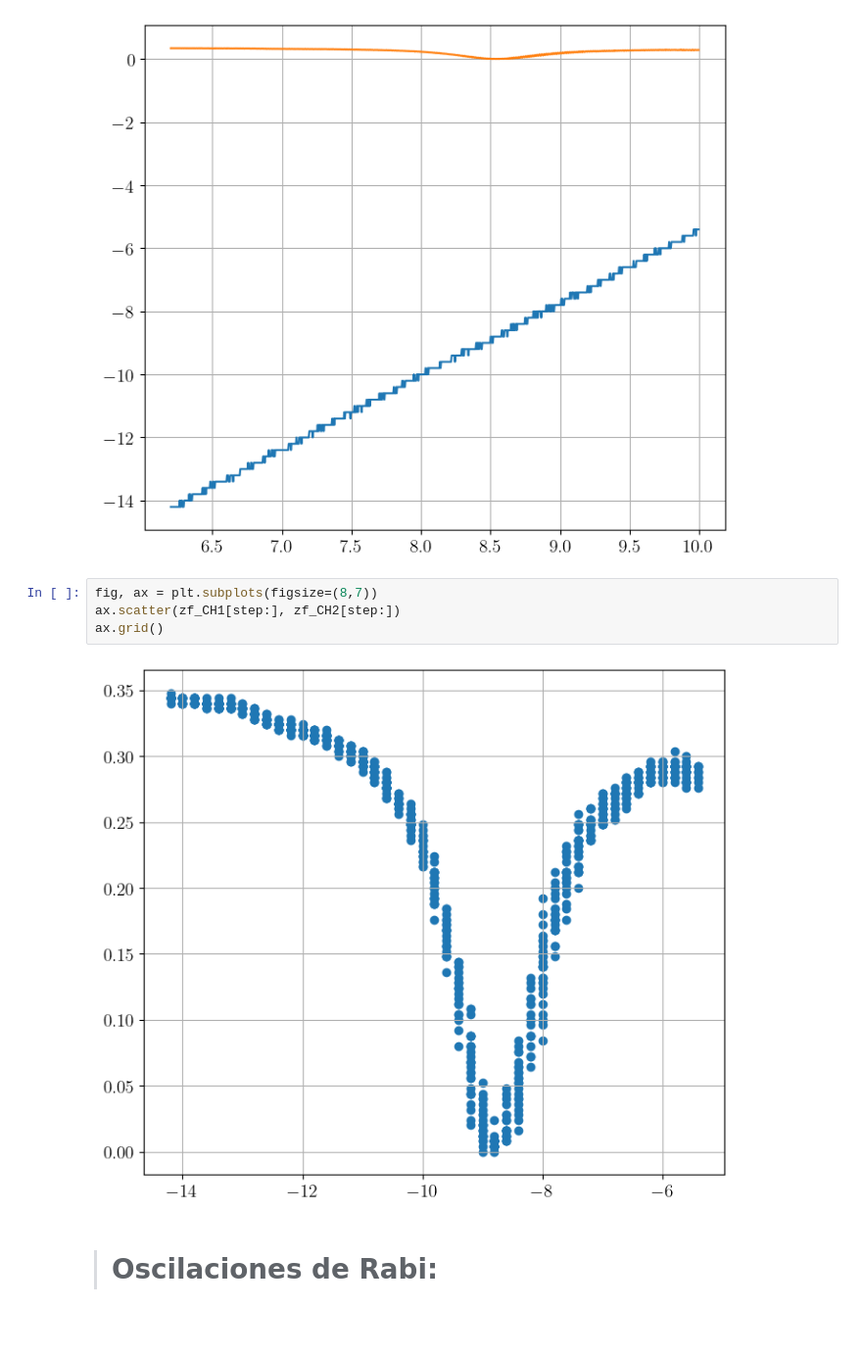
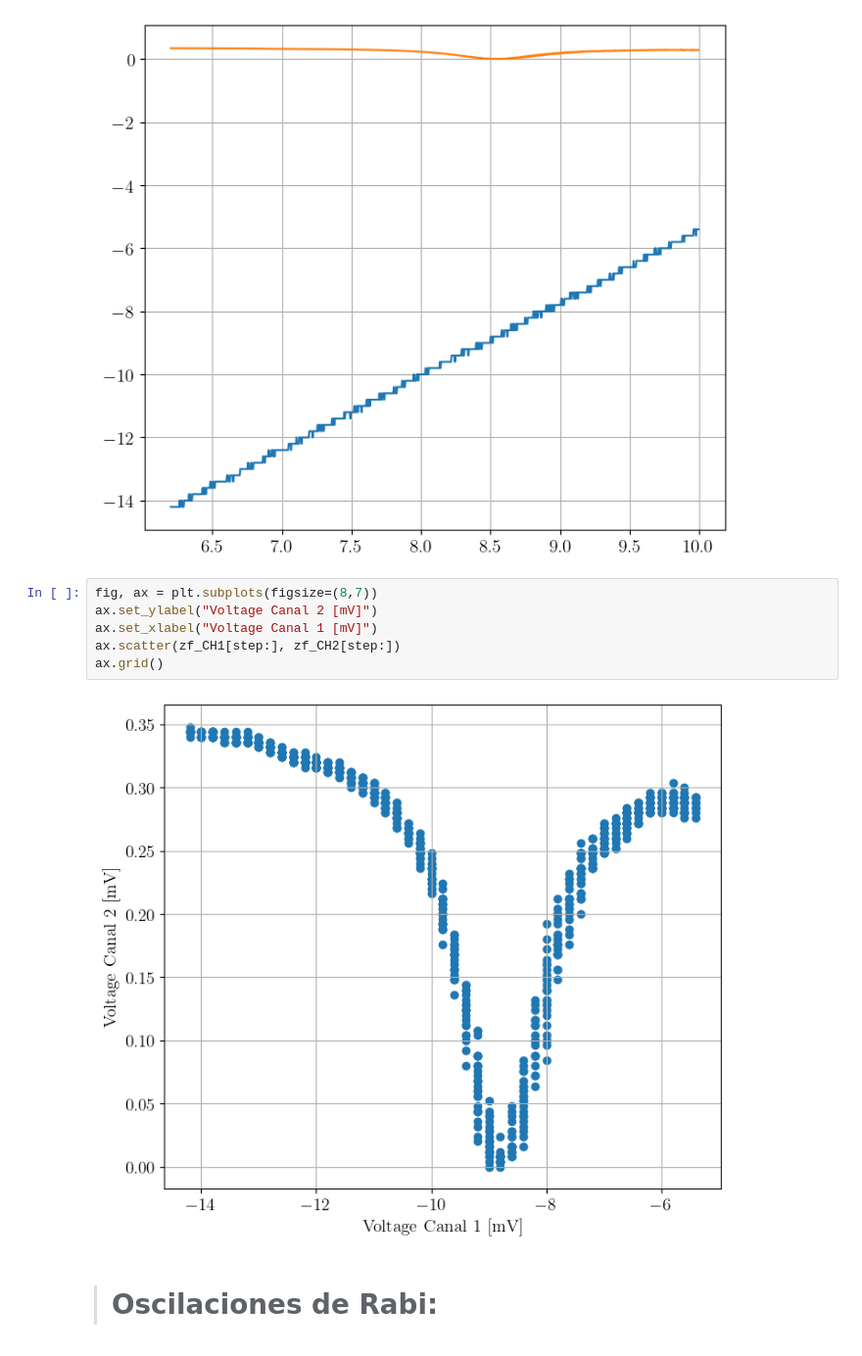
Before and after one commit to ThomasAnkhe/Quantum_Optics_Lab, a Jupyter notebook: 5. Optical_pumping/graphs.ipynb, the cells around one changed output. Shown at 98% size. Cells and saved outputs as stored; diff of their text form.

```diff
--- a/5. Optical_pumping/graphs.ipynb
+++ b/5. Optical_pumping/graphs.ipynb
@@ -58,10 +58,12 @@ ax.grid()
 [figure]
 # %%
 fig, ax = plt.subplots(figsize=(8,7))
+ax.set_ylabel("Voltage Canal 2 [mV]")
+ax.set_xlabel("Voltage Canal 1 [mV]")
 ax.scatter(zf_CH1[step:], zf_CH2[step:])
 ax.grid()
 # %% [output]
-[figure, old version]
+[figure, new version]
 # %% [markdown]
 ># **Oscilaciones de Rabi:**
 # %%
```
Also changed, not shown: parts of 9 cells of this notebook, 7 other files.
